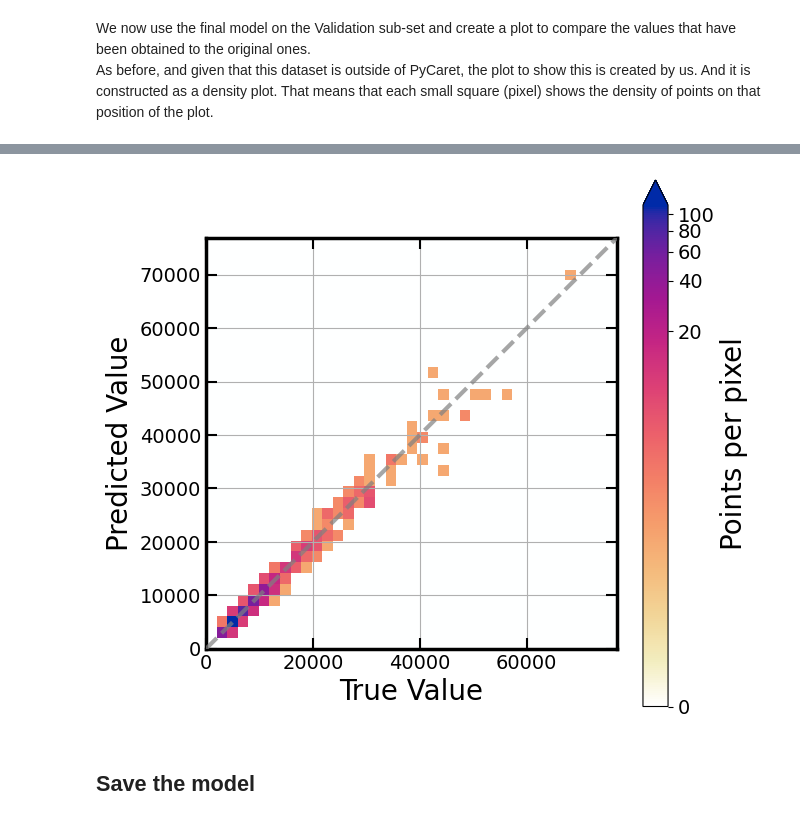
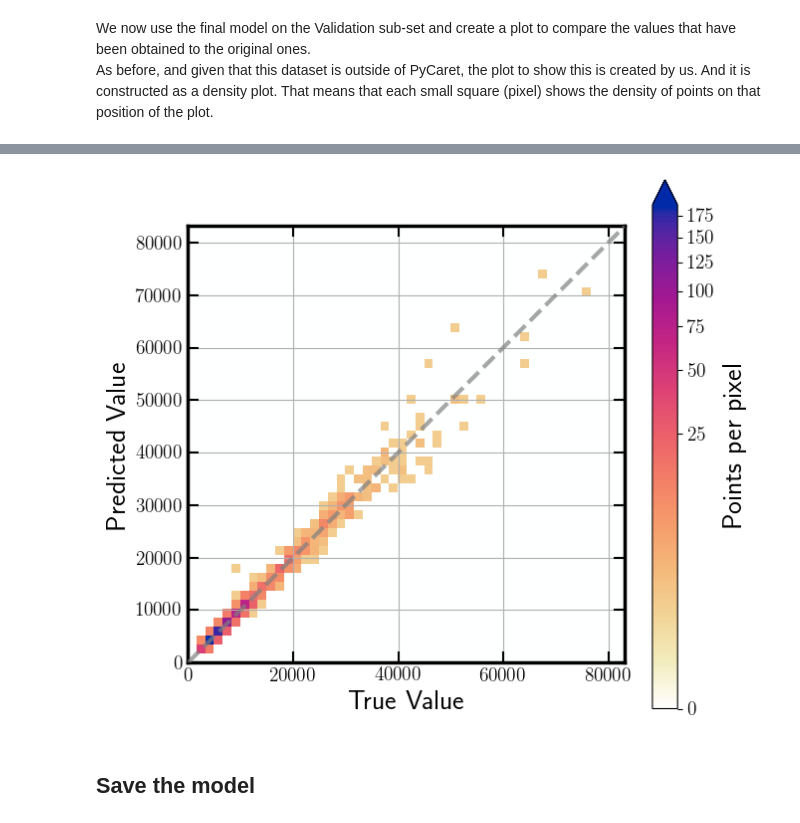
Before and after one commit to racarvajal/Intro_Notebooks_ML, a Jupyter notebook: Using_PyCaret_notebook_original.ipynb, the cells around one changed output, grey strips where cells are left out. Saved outputs shown, nothing was run; the diff lists cells and outputs as text; code cells hidden in the pictures.

```diff
--- a/Using_PyCaret_notebook_original.ipynb
+++ b/Using_PyCaret_notebook_original.ipynb
@@ -357,3 +475,6 @@ plt.rcParams.update(plt.rcParamsDefault)
+# %%
+mpl.rcdefaults()
+plt.rcParams['text.usetex'] = True
 # %%
 from sklearn.metrics import ConfusionMatrixDisplay
 
@@ -400,14 +523,18 @@ plt.show()
 # %% [markdown]
 For the case of regression, the steps are mostly the same as before.
 # %%
-data_train_test_reg = data_reg.sample(frac=0.9, random_state=seed)  # Train + test sets
+data_train_test_reg = data_reg.sample(frac=0.8, random_state=seed)  # Train + test sets
+data_train_reg      = data_train_test_reg.sample(frac=0.7, random_state=seed)  # Train data
+data_test_reg       = data_train_test_reg.drop(data_train_reg.index)  # Test data
 data_validation_reg = data_reg.drop(data_train_test_reg.index)  # Validation data
 
 print('Shape of used data')
-print('-' * 40)
-print(f'Full Dataset size: {data_reg.shape}')
+print('-' * 50)
+print(f'Full Dataset size:                  {data_reg.shape}')
 print(f'Data for Modeling (Train and Test): {data_train_test_reg.shape}')
-print(f'Unseen Data For Validation: {data_validation_reg.shape}')
-print('-' * 40)
+print(f'Data for Training:                  {data_train_reg.shape}')
+print(f'Data for Testing:                   {data_test_reg.shape}')
+print(f'Unseen Data For Validation:         {data_validation_reg.shape}')
+print('-' * 50)
 # %% [output]
 Shape of used data
@@ -496,6 +674,8 @@ top_model_reg = pyr.compare_models(n_select=1, sort='RMSE')
 # %%
-tuned_model_reg = pyr.tune_model(top_model_reg, early_stopping='asha', optimize='RMSE')#,
-#                                 search_library='tune-sklearn', search_algorithm='random')
+tuned_model_reg = pyr.tune_model(top_model_reg,
+                                 early_stopping=True,
+                                 optimize='RMSE',
+                                 choose_better=True)
 # %% [output]
 |  | MAE | MSE | RMSE | R2 | RMSLE | MAPE |
 | Fold |  |  |  |  |  |  |
@@ -582,38 +799,46 @@ validation_prediction_reg = pyr.predict_model(final_model_reg, data=data_validat
+# %%
+mpl.rcdefaults()
+plt.rcParams['text.usetex'] = True
 # %%
 fig             = plt.figure(figsize=(7,6))
 ax1             = fig.add_subplot(111, projection='scatter_density')
 
 max_val = np.nanmax([np.nanmax(validation_prediction_reg.loc[:, 'Price']), np.nanmax(validation_prediction_reg.loc[:, 'Label'])])
 
-norm = ImageNormalize(vmin=0., stretch=LogStretch())
+norm = ImageNormalize(vmin=0., stretch=PowerStretch(0.3))
 
-dens_1 = ax1.scatter_density(validation_prediction_reg.loc[:, 'Price'].sample(frac=1, random_state=seed),\
-            validation_prediction_reg.loc[:, 'Label'].sample(frac=1, random_state=seed),\
-            cmap=plt.get_cmap('cet_CET_L17'), zorder=0, dpi=10, alpha=1, norm=norm)
+dens_1 = ax1.scatter_density(validation_prediction_reg.loc[:, 'Price'].sample(frac=1, random_state=seed),
+                             validation_prediction_reg.loc[:, 'Label'].sample(frac=1, random_state=seed),
+                             cmap=plt.get_cmap('cet_CET_L17'),
+                             zorder=0,
+                             dpi=12,
+                             alpha=1,
+                             norm=norm)
 ax1.plot([-1, max_val*1.2], [-1, max_val*1.2], ls='--', marker=None, c='Gray', alpha=0.7, lw=3.0, zorder=20)
 
 clb_b = plt.colorbar(dens_1, extend='max')
 clb_b.ax.tick_params(labelsize=14)
 clb_b.outline.set_linewidth(2.5)
 # clb_b.ax.set_ylabel('Points per pixel', size=20)
 clb_b.set_label('Points per pixel', size=20)
 
 ax1.set_xlabel('True Value', fontsize=20)
 ax1.set_ylabel('Predicted Value', fontsize=20)
 ax1.tick_params(which='both', top=True, right=True, direction='in')
 ax1.tick_params(axis='both', which='major', labelsize=14)
 ax1.tick_params(which='major', length=8, width=1.5)
 ax1.tick_params(which='minor', length=4, width=1.5)
 plt.setp(ax1.spines.values(), linewidth=2.5)
 plt.setp(ax1.spines.values(), linewidth=2.5)
 ax1.set_xlim(left=-0.3, right=max_val*1.1)
 ax1.set_ylim(bottom=-0.3, top=max_val*1.1)
 ax1.grid(zorder=0)
 #ax1.set_aspect('equal', 'datalim')
 ax1.set_aspect('equal', 'box')
 fig.tight_layout()
+plt.show()
 # %% [output]
-[figure, old version]
+[figure, new version]
 # %% [markdown]
 ## Save the model
 # %%
```
Also changed, not shown: parts of 33 cells of this notebook.
